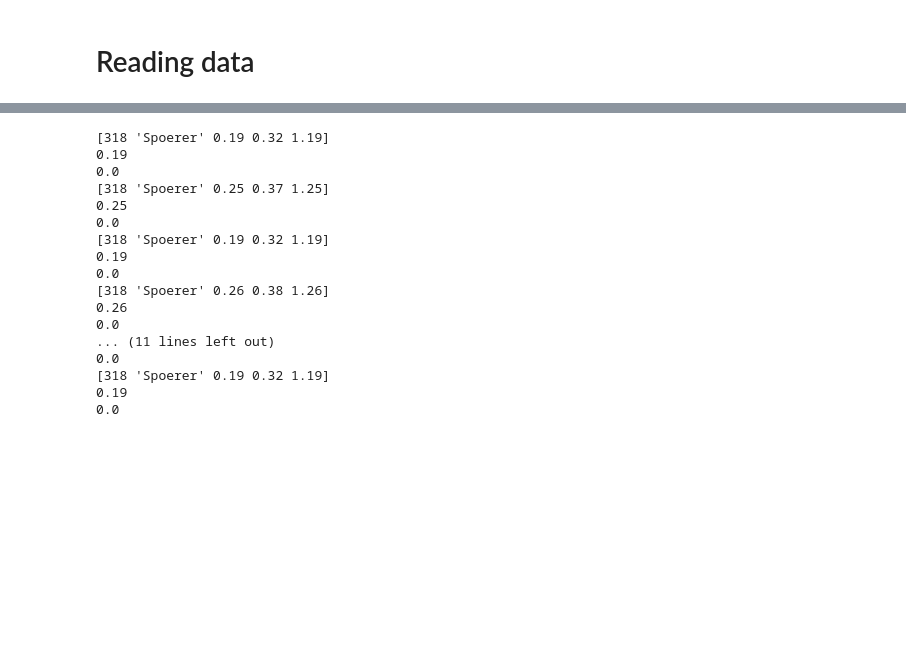
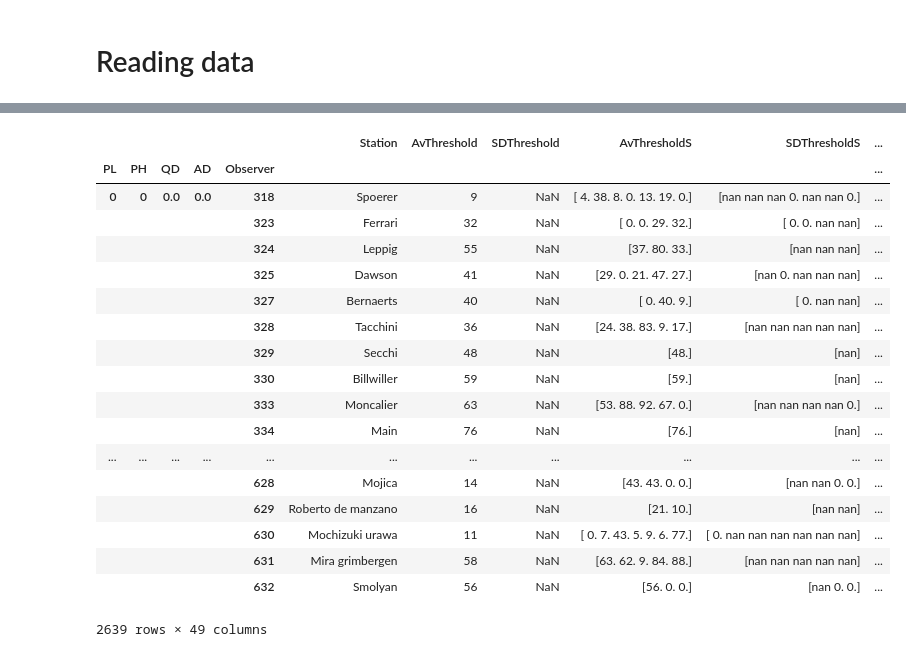
Before and after one commit to amunozj/GRPSSN, a Jupyter notebook: ADF_SSN_05_Metrics_Comparison.ipynb, the cells around one changed output, grey strips where cells are left out. Drawn from its saved outputs; the diff is of its cells as text; code cells hidden in the pictures; blank space fills up the shorter version.

```diff
--- a/ADF_SSN_05_Metrics_Comparison.ipynb
+++ b/ADF_SSN_05_Metrics_Comparison.ipynb
@@ -156,41 +143,22 @@ Name: mreSth, Length: 208, dtype: float64
-# %%
-import glob
-import pandas as pd
-path ='C:/Users/usuario/Documents/Fisica/Investigacion/27-Boulder/ADFSSNGit/scripts/output/Run-2018-12-18-SSN3-2' # use your path
-allFiles = glob.glob(path + "/*.csv")
-# dfold = 0
-
-for file_ in allFiles:
-    df = pd.read_csv(file_,index_col=None, usecols = [0,1,6,7,8,9,10,11], header=0)
-#     print(df)
-    df = np.array(df)
-    print(df[0,0:5])
-    print(np.min(df[0,2:5]))
-    print(np.min(df[0,2:5]-df[0,2:5]))
-
-#     data = np.append(df)
-
-#     df = pd.DataFrame(df)
-#     print(df)
-#     dfold = df
-# index=data[:,0]
-
-# print(df)
-# %% [output]
-[318 'Spoerer' 0.19 0.32 1.19]
-0.19
-0.0
-[318 'Spoerer' 0.25 0.37 1.25]
-0.25
-0.0
-[318 'Spoerer' 0.19 0.32 1.19]
-0.19
-0.0
-[318 'Spoerer' 0.26 0.38 1.26]
-0.26
-0.0
-... (11 lines left out)
-0.0
-[318 'Spoerer' 0.19 0.32 1.19]
-0.19
-0.0
+# %%
+MxDf
+# %% [output]
+|  |  |  |  |  | Station | AvThreshold | SDThreshold | AvThresholdS | SDThresholdS | ... |
+| PL | PH | QD | AD | Observer |  |  |  |  |  | ... |
+| 0 | 0 | 0.0 | 0.0 | 318 | Spoerer | 9 | NaN | [ 4. 38. 8. 0. 13. 19. 0.] | [nan nan nan 0. nan nan 0.] | ... |
+|  |  |  |  | 323 | Ferrari | 32 | NaN | [ 0. 0. 29. 32.] | [ 0. 0. nan nan] | ... |
+|  |  |  |  | 324 | Leppig | 55 | NaN | [37. 80. 33.] | [nan nan nan] | ... |
+|  |  |  |  | 325 | Dawson | 41 | NaN | [29. 0. 21. 47. 27.] | [nan 0. nan nan nan] | ... |
+|  |  |  |  | 327 | Bernaerts | 40 | NaN | [ 0. 40. 9.] | [ 0. nan nan] | ... |
+|  |  |  |  | 328 | Tacchini | 36 | NaN | [24. 38. 83. 9. 17.] | [nan nan nan nan nan] | ... |
+|  |  |  |  | 329 | Secchi | 48 | NaN | [48.] | [nan] | ... |
+|  |  |  |  | 330 | Billwiller | 59 | NaN | [59.] | [nan] | ... |
+|  |  |  |  | 333 | Moncalier | 63 | NaN | [53. 88. 92. 67. 0.] | [nan nan nan nan 0.] | ... |
+|  |  |  |  | 334 | Main | 76 | NaN | [76.] | [nan] | ... |
+| ... | ... | ... | ... | ... | ... | ... | ... | ... | ... | ... |
+|  |  |  |  | 628 | Mojica | 14 | NaN | [43. 43. 0. 0.] | [nan nan 0. 0.] | ... |
+|  |  |  |  | 629 | Roberto de manzano | 16 | NaN | [21. 10.] | [nan nan] | ... |
+|  |  |  |  | 630 | Mochizuki urawa | 11 | NaN | [ 0. 7. 43. 5. 9. 6. 77.] | [ 0. nan nan nan nan nan nan] | ... |
+|  |  |  |  | 631 | Mira grimbergen | 58 | NaN | [63. 62. 9. 84. 88.] | [nan nan nan nan nan] | ... |
+|  |  |  |  | 632 | Smolyan | 56 | NaN | [56. 0. 0.] | [nan 0. 0.] | ... |
+2639 rows × 49 columns
```
Also changed, not shown: parts of 19 cells of this notebook, 1 other file.
